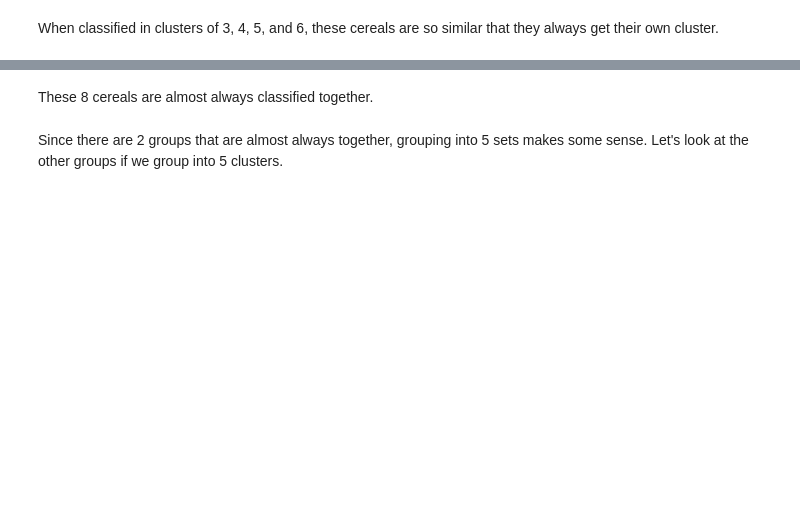
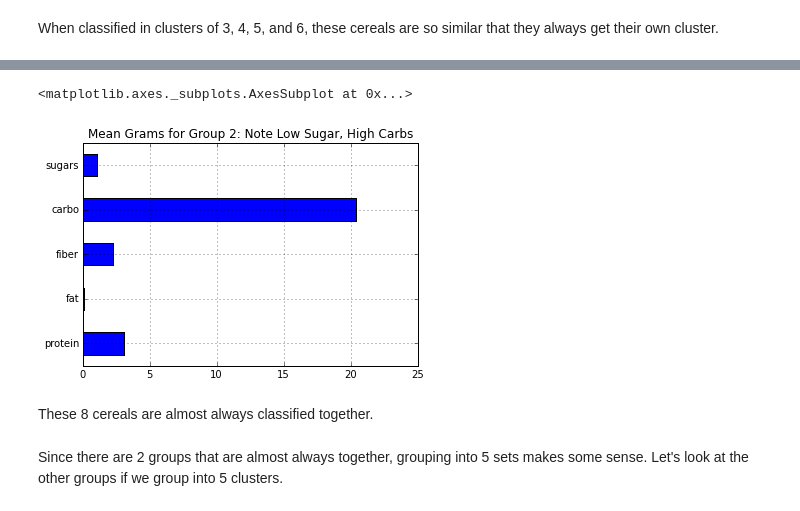
Before and after one commit to tiyd-python-2015-05/honey-nut-clusters, a Jupyter notebook: KMeansClustering.ipynb, the cells around one changed output, grey strips where cells are left out. Saved outputs shown, nothing was run; the diff lists cells and outputs as text; code cells hidden in the pictures; blank space fills up the shorter version.

```diff
--- a/KMeansClustering.ipynb
+++ b/KMeansClustering.ipynb
@@ -442,3 +468,8 @@ group_4.head(8)
+# %%
+group_4_plot_B.mean(0).plot(kind = 'barh', title="Mean Grams for Group 2: Note Low Sugar, High Carbs")
+# %% [output]
+<matplotlib.axes._subplots.AxesSubplot at 0x...>
+[figure, added]
 # %% [markdown]
 These 8 cereals are almost always classified together.
 # %% [markdown]
```
Also changed, not shown: parts of 50 cells of this notebook.
